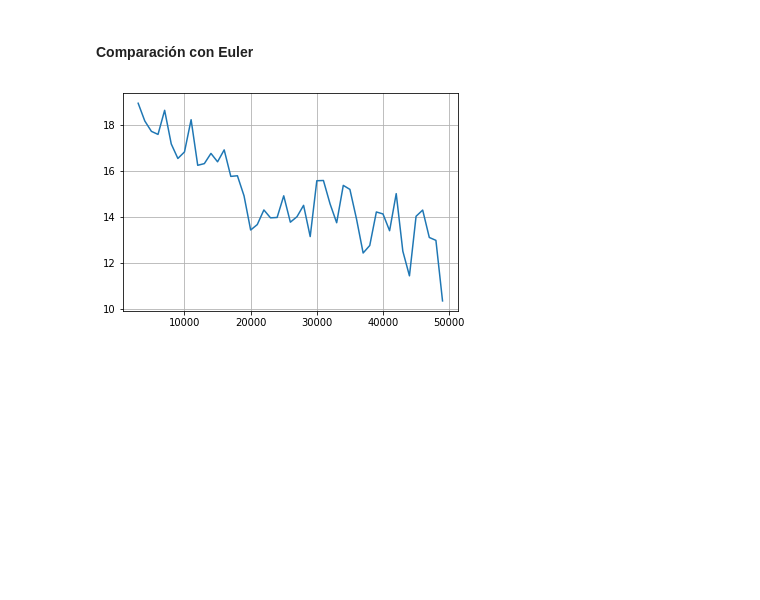
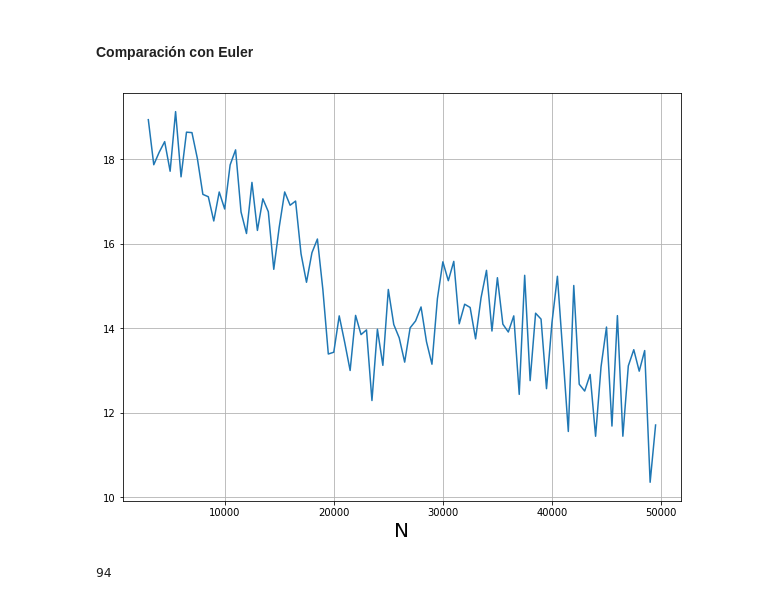
Before and after one commit to asantiagod/Lorentz_System, a Jupyter notebook: TrabajoFinal.ipynb, the cells around one changed output. Cells and saved outputs as stored; diff of their text form; code cells hidden in the pictures; blank space fills up the shorter version.

```diff
--- a/TrabajoFinal.ipynb
+++ b/TrabajoFinal.ipynb
@@ -172,18 +172,26 @@ plt.show()
 #### Comparación con Euler
 # %%
 N = []
-for n in range(3000,50000,1000):
+difEulerRk4 = []
+for n in range(3000,50000,500):
     sRk4 = rk4.solve(lorentz, X0, 0., 50., n, param)
     sEuler = euler.solve(lorentz, X0, 0., 50., n, param)
     difEulerRk4.append(distance([sRk4[1][:,0],sRk4[1][:,1],sRk4[1][:,2]],
                             [sEuler[1][:,0],sEuler[1][:,1],sEuler[1][:,2]]).mean())
     N.append(n)
 
+plt.figure(figsize=(10,7.5))
 plt.plot(N,difEulerRk4)
+plt.xlabel("N",fontsize=20)
 plt.grid()
 plt.show()
 # %% [output]
-[figure, old version]
+[figure, new version]
+# %%
+len(N)
+len()
+# %% [output]
+94
 # %%
 N = []
 sRk3 = []
```
Also changed, not shown: parts of 7 cells of this notebook, 9 other files.
